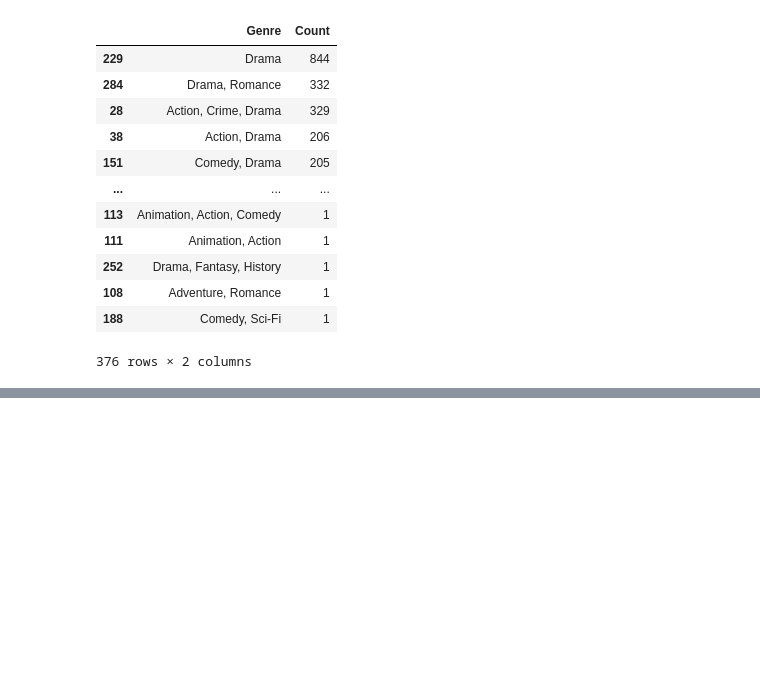
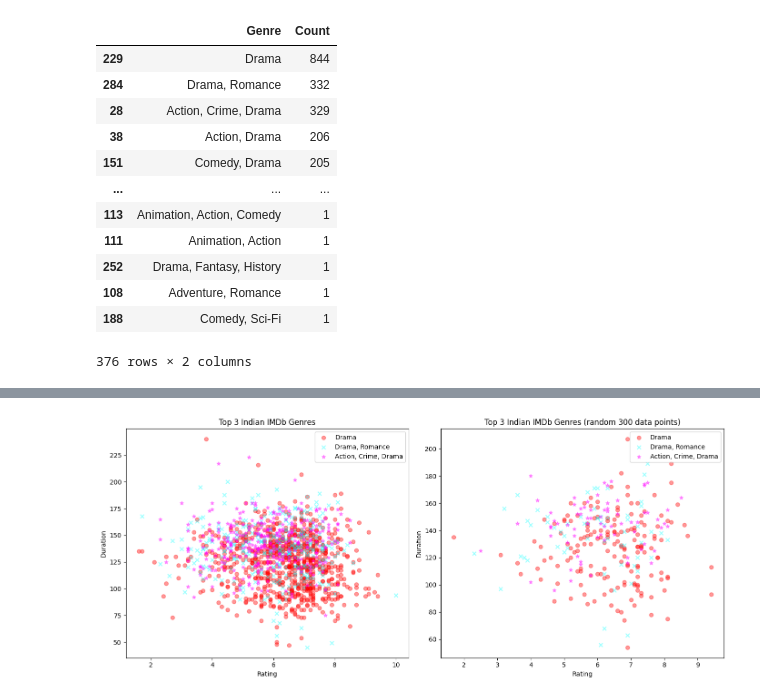
Before and after one commit to Natkitta252603/Python_dataviz2024, a Jupyter notebook: Visualize_Data_Distribution_(02)2024.ipynb, the cells around one changed output, grey strips where cells are left out. Saved outputs shown, nothing was run; the diff lists cells and outputs as text; code cells hidden in the pictures; blank space fills up the shorter version.

```diff
--- a/Visualize_Data_Distribution_(02)2024.ipynb
+++ b/Visualize_Data_Distribution_(02)2024.ipynb
@@ -495,0 +594,49 @@ plt.ylabel('Duration'); ##ชื่อแกน y
+# %%
+# Create a figure with 2 subplots
+fig, axes = plt.subplots(1, 2, figsize=(14, 6))
+
+# First scatter plot
+axes[0].scatter(movie_genre_top3_df[movie_genre_top3_df['Genre'] == 'Drama']['Rating'],
+                movie_genre_top3_df[movie_genre_top3_df['Genre'] == 'Drama']['Duration'],
+                color='red', marker='o', alpha=0.4, label='Drama')
+
+axes[0].scatter(movie_genre_top3_df[movie_genre_top3_df['Genre'] == 'Drama, Romance']['Rating'],
+                movie_genre_top3_df[movie_genre_top3_df['Genre'] == 'Drama, Romance']['Duration'],
+                color='cyan', marker='x', alpha=0.4, label='Drama, Romance')
+
+axes[0].scatter(movie_genre_top3_df[movie_genre_top3_df['Genre'] == 'Action, Crime, Drama']['Rating'],
+                movie_genre_top3_df[movie_genre_top3_df['Genre'] == 'Action, Crime, Drama']['Duration'],
+                color='magenta', marker='*', alpha=0.4, label='Action, Crime, Drama')
+
+# Add labels and title to the first plot
+axes[0].legend()
+axes[0].set_title('Top 3 Indian IMDb Genres')
+axes[0].set_xlabel('Rating')
+axes[0].set_ylabel('Duration')
+
+# Second scatter plot
+axes[1].scatter(movie_genre_top3_rand_df[movie_genre_top3_rand_df['Genre'] == 'Drama']['Rating'],
+                movie_genre_top3_rand_df[movie_genre_top3_rand_df['Genre'] == 'Drama']['Duration'],
+                color='red', marker='o', alpha=0.4, label='Drama')
+
+axes[1].scatter(movie_genre_top3_rand_df[movie_genre_top3_rand_df['Genre'] == 'Drama, Romance']['Rating'],
+                movie_genre_top3_rand_df[movie_genre_top3_rand_df['Genre'] == 'Drama, Romance']['Duration'],
+                color='cyan', marker='x', alpha=0.4, label='Drama, Romance')
+
+axes[1].scatter(movie_genre_top3_rand_df[movie_genre_top3_rand_df['Genre'] == 'Action, Crime, Drama']['Rating'],
+                movie_genre_top3_rand_df[movie_genre_top3_rand_df['Genre'] == 'Action, Crime, Drama']['Duration'],
+                color='magenta', marker='*', alpha=0.4, label='Action, Crime, Drama')
+
+# Add labels and title to the second plot
+axes[1].legend()
+axes[1].set_title('Top 3 Indian IMDb Genres (random 300 data points)')
+axes[1].set_xlabel('Rating')
+axes[1].set_ylabel('Duration')
+
+# Adjust the layout to prevent overlapping
+plt.tight_layout()
+
+# Show the plots
+plt.show()
+# %% [output]
+[figure, added]
```
Also changed, not shown: parts of 18 cells of this notebook.
